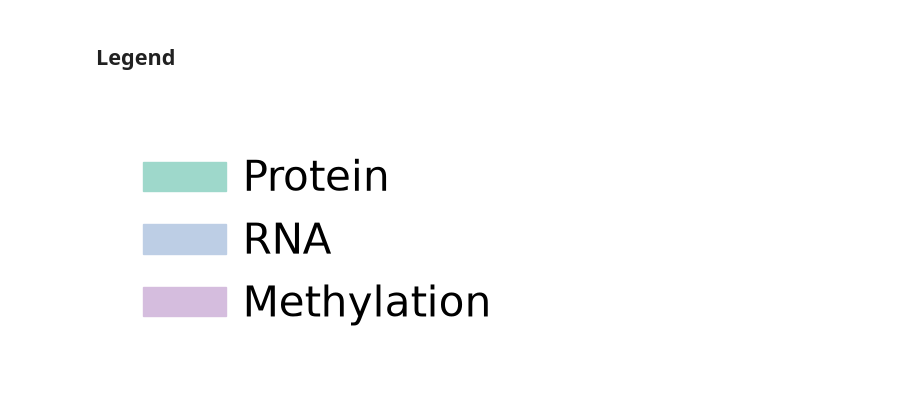
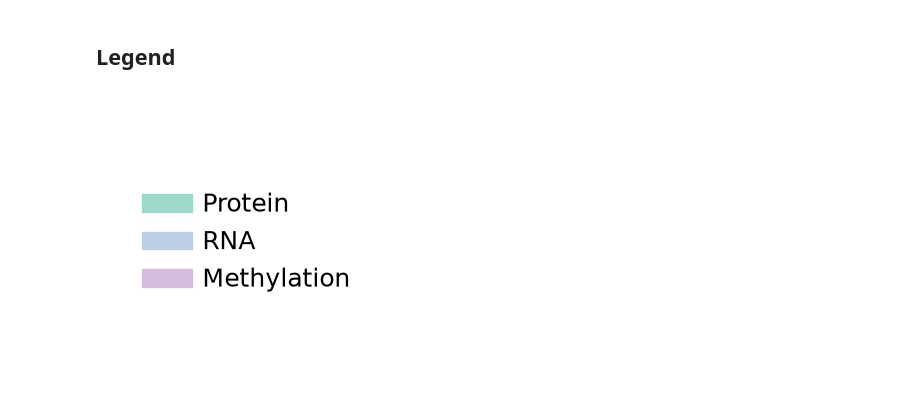
Before and after one commit to MannLabs/alphapepttools-manuscript, a Jupyter notebook: notebooks/main/multimodal/analysis/factor-3-analysis.ipynb, the cells around one changed output. Saved outputs shown, nothing was run; the diff lists cells and outputs as text; code cells hidden in the pictures.

Commit message:
resize barplot legend

```diff
--- a/notebooks/main/multimodal/analysis/factor-3-analysis.ipynb
+++ b/notebooks/main/multimodal/analysis/factor-3-analysis.ipynb
@@ -157,40 +157,38 @@ apt.pl.save_figure(
 # %%
 handles = [Patch(color=color) for color in palette.values()]
 labels = ["Protein", "RNA", "Methylation"]
-fontsize=10
+# fontsize=10
 
 fig, axm = apt.pl.create_figure(1, 1, figsize=("0.25", "0.25"))
 ax = axm.next()
-
-
 
 ax.legend(
     handles,
     labels,
     loc="center",
     title=None,
     title_fontproperties={"weight": "bold", "size": fontsize},
     alignment="left",
-    fontsize=fontsize,
+    # fontsize=fontsize,
     facecolor="#ffffff",
     framealpha=0.3,
     ncols=1,
     columnspacing=0.0,
     frameon=False,
     handletextpad=0.4,
 )
 ax.set_axis_off()
 
 # plt.tight_layout()
 
 apt.pl.save_figure(
     fig = fig,
     filename = f"mofa_loadings_factor-{FACTOR}.legend.png",
     output_dir = figure_output_dir,
     dpi = 600,
     transparent = True,
 )
 
 plt.show()
 # %% [output]
-[figure, old version]
+[figure, new version]
```
